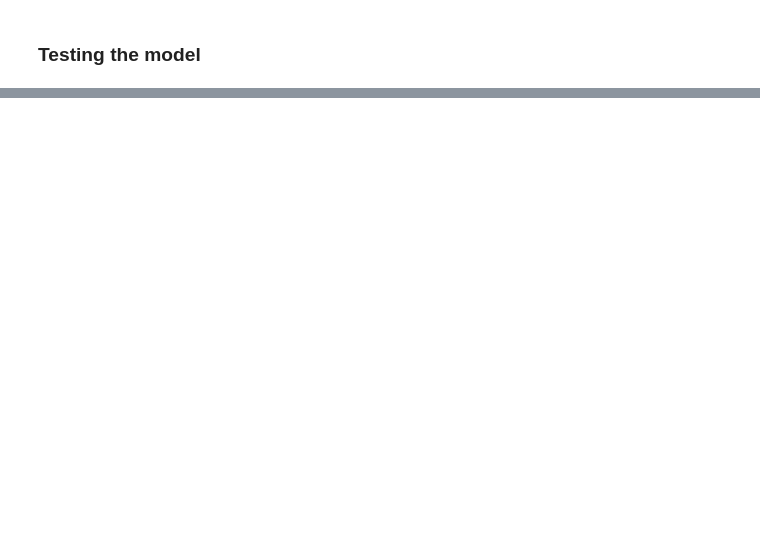
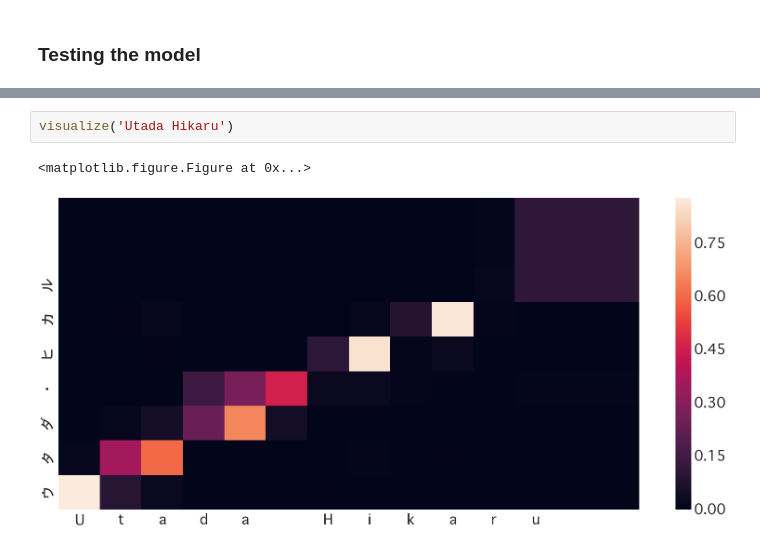
Before and after one commit to wanasit/katakana, a Jupyter notebook: notebooks/Attention-based Sequence-to-Sequence in Keras.ipynb, the cells around one changed output, grey strips where cells are left out. Drawn from its saved outputs; the diff is of its cells as text; blank space fills up the shorter version.

```diff
--- a/notebooks/Attention-based Sequence-to-Sequence in Keras.ipynb
+++ b/notebooks/Attention-based Sequence-to-Sequence in Keras.ipynb
@@ -271,0 +300,5 @@ plt.show()
+# %%
+visualize('Utada Hikaru')
+# %% [output]
+<matplotlib.figure.Figure at 0x...>
+[figure, added]
```
Also changed, not shown: parts of 18 cells of this notebook, 1 other file.
